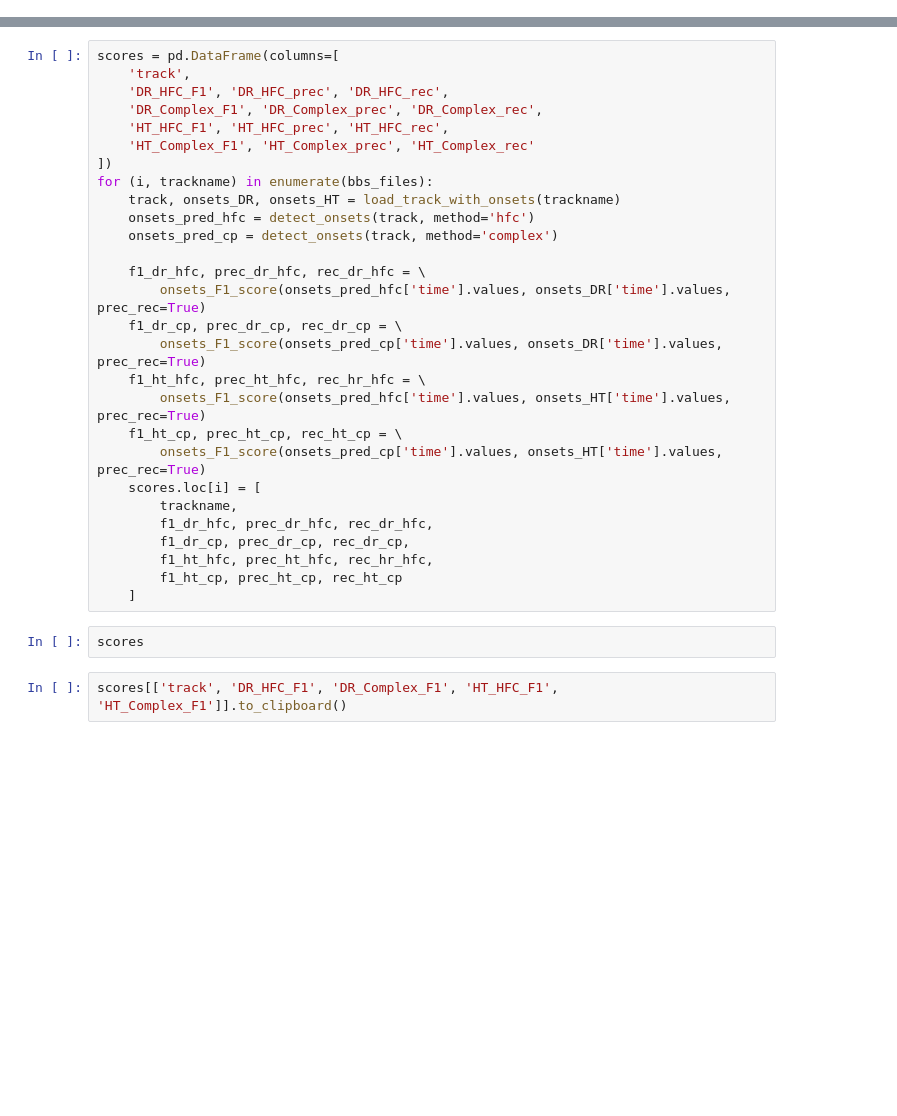
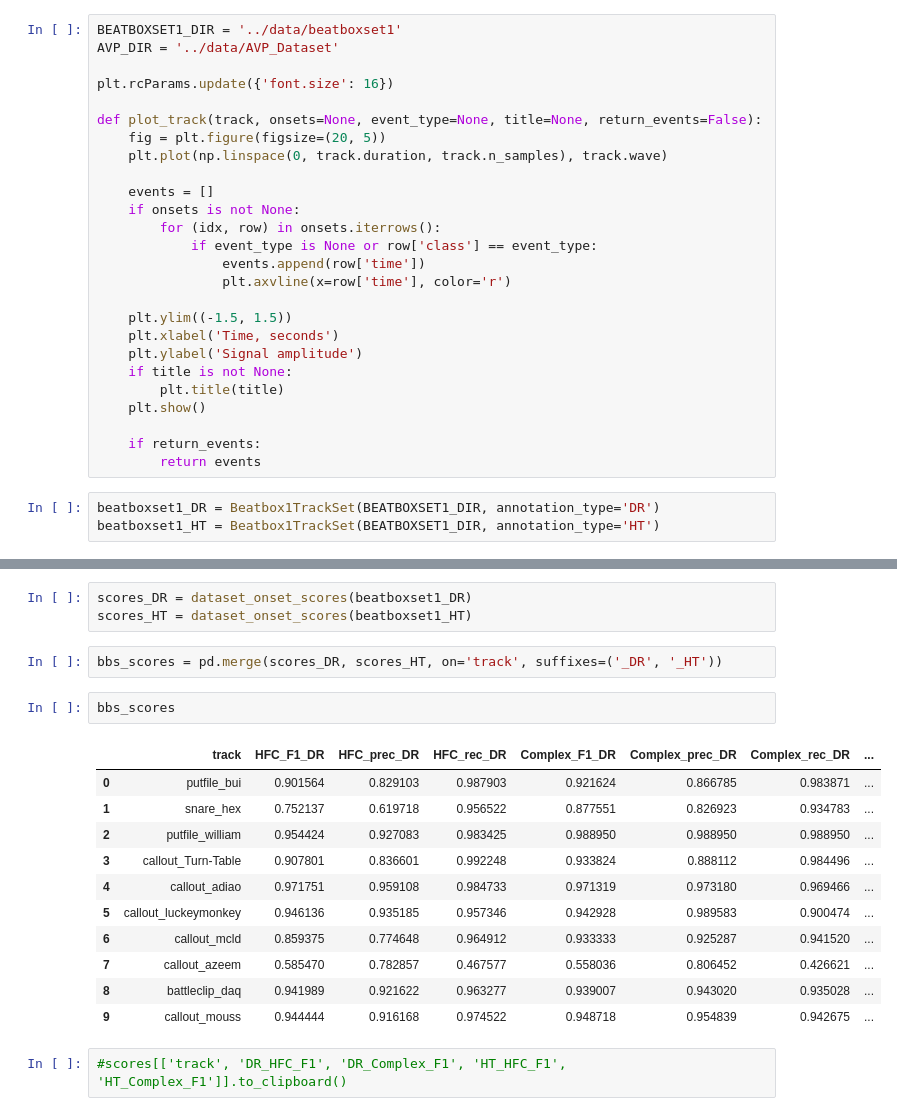
Before and after one commit to flyingleafe/vxs-vpt, a Jupyter notebook: notebooks/Experiments.ipynb, the cells around one changed output, grey strips where cells are left out. Drawn from its saved outputs; the diff is of its cells as text; blank space fills up the shorter version.

```diff
--- a/notebooks/Experiments.ipynb
+++ b/notebooks/Experiments.ipynb
@@ -123 +16,30 @@ def plot_track(track, onsets=None, event_type=None, title=None, return_events=Fa
+# %%
+BEATBOXSET1_DIR = '../data/beatboxset1'
+AVP_DIR = '../data/AVP_Dataset'
+
+plt.rcParams.update({'font.size': 16})
+
+def plot_track(track, onsets=None, event_type=None, title=None, return_events=False):
+    fig = plt.figure(figsize=(20, 5))
+    plt.plot(np.linspace(0, track.duration, track.n_samples), track.wave)
+
+    events = []
+    if onsets is not None:
+        for (idx, row) in onsets.iterrows():
+            if event_type is None or row['class'] == event_type:
+                events.append(row['time'])
+                plt.axvline(x=row['time'], color='r')
+
+    plt.ylim((-1.5, 1.5))
+    plt.xlabel('Time, seconds')
+    plt.ylabel('Signal amplitude')
+    if title is not None:
+        plt.title(title)
+    plt.show()
+
+    if return_events:
+        return events
+# %%
+beatboxset1_DR = Beatbox1TrackSet(BEATBOXSET1_DIR, annotation_type='DR')
+beatboxset1_HT = Beatbox1TrackSet(BEATBOXSET1_DIR, annotation_type='HT')
 # %%
@@ -154,33 +87,22 @@ bbs_files
-# %%
-scores = pd.DataFrame(columns=[
-    'track',
-    'DR_HFC_F1', 'DR_HFC_prec', 'DR_HFC_rec',
-    'DR_Complex_F1', 'DR_Complex_prec', 'DR_Complex_rec',
-    'HT_HFC_F1', 'HT_HFC_prec', 'HT_HFC_rec',
-    'HT_Complex_F1', 'HT_Complex_prec', 'HT_Complex_rec'
-])
-for (i, trackname) in enumerate(bbs_files):
-    track, onsets_DR, onsets_HT = load_track_with_onsets(trackname)
-    onsets_pred_hfc = detect_onsets(track, method='hfc')
-    onsets_pred_cp = detect_onsets(track, method='complex')
-
-    f1_dr_hfc, prec_dr_hfc, rec_dr_hfc = \
-        onsets_F1_score(onsets_pred_hfc['time'].values, onsets_DR['time'].values, prec_rec=True)
-    f1_dr_cp, prec_dr_cp, rec_dr_cp = \
-        onsets_F1_score(onsets_pred_cp['time'].values, onsets_DR['time'].values, prec_rec=True)
-    f1_ht_hfc, prec_ht_hfc, rec_hr_hfc = \
-        onsets_F1_score(onsets_pred_hfc['time'].values, onsets_HT['time'].values, prec_rec=True)
-    f1_ht_cp, prec_ht_cp, rec_ht_cp = \
-        onsets_F1_score(onsets_pred_cp['time'].values, onsets_HT['time'].values, prec_rec=True)
-    scores.loc[i] = [
-        trackname,
-        f1_dr_hfc, prec_dr_hfc, rec_dr_hfc,
-        f1_dr_cp, prec_dr_cp, rec_dr_cp,
-        f1_ht_hfc, prec_ht_hfc, rec_hr_hfc,
-        f1_ht_cp, prec_ht_cp, rec_ht_cp
-    ]
-# %%
-scores
+# %%
+scores_DR = dataset_onset_scores(beatboxset1_DR)
+scores_HT = dataset_onset_scores(beatboxset1_HT)
+# %%
+bbs_scores = pd.merge(scores_DR, scores_HT, on='track', suffixes=('_DR', '_HT'))
+# %%
+bbs_scores
+# %% [output]
+|  | track | HFC_F1_DR | HFC_prec_DR | HFC_rec_DR | Complex_F1_DR | Complex_prec_DR | Complex_rec_DR | ... |
+| 0 | putfile_bui | 0.901564 | 0.829103 | 0.987903 | 0.921624 | 0.866785 | 0.983871 | ... |
+| 1 | snare_hex | 0.752137 | 0.619718 | 0.956522 | 0.877551 | 0.826923 | 0.934783 | ... |
+| 2 | putfile_william | 0.954424 | 0.927083 | 0.983425 | 0.988950 | 0.988950 | 0.988950 | ... |
+| 3 | callout_Turn-Table | 0.907801 | 0.836601 | 0.992248 | 0.933824 | 0.888112 | 0.984496 | ... |
+| 4 | callout_adiao | 0.971751 | 0.959108 | 0.984733 | 0.971319 | 0.973180 | 0.969466 | ... |
+| 5 | callout_luckeymonkey | 0.946136 | 0.935185 | 0.957346 | 0.942928 | 0.989583 | 0.900474 | ... |
+| 6 | callout_mcld | 0.859375 | 0.774648 | 0.964912 | 0.933333 | 0.925287 | 0.941520 | ... |
+| 7 | callout_azeem | 0.585470 | 0.782857 | 0.467577 | 0.558036 | 0.806452 | 0.426621 | ... |
+| 8 | battleclip_daq | 0.941989 | 0.921622 | 0.963277 | 0.939007 | 0.943020 | 0.935028 | ... |
+| 9 | callout_mouss | 0.944444 | 0.916168 | 0.974522 | 0.948718 | 0.954839 | 0.942675 | ... |
 # %%
-scores[['track', 'DR_HFC_F1', 'DR_Complex_F1', 'HT_HFC_F1', 'HT_Complex_F1']].to_clipboard()
+#scores[['track', 'DR_HFC_F1', 'DR_Complex_F1', 'HT_HFC_F1', 'HT_Complex_F1']].to_clipboard()
 # %%
```
Also changed, not shown: parts of 27 cells of this notebook, 7 other files.
